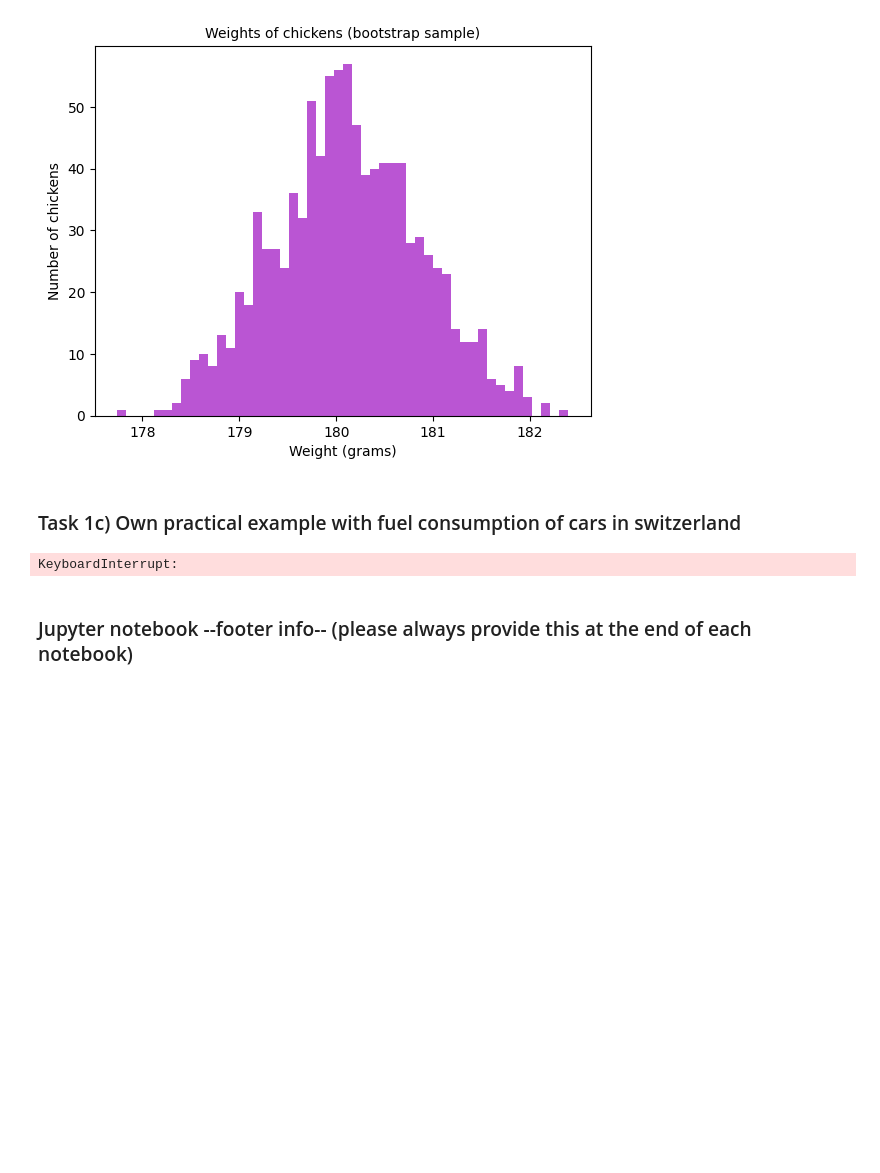
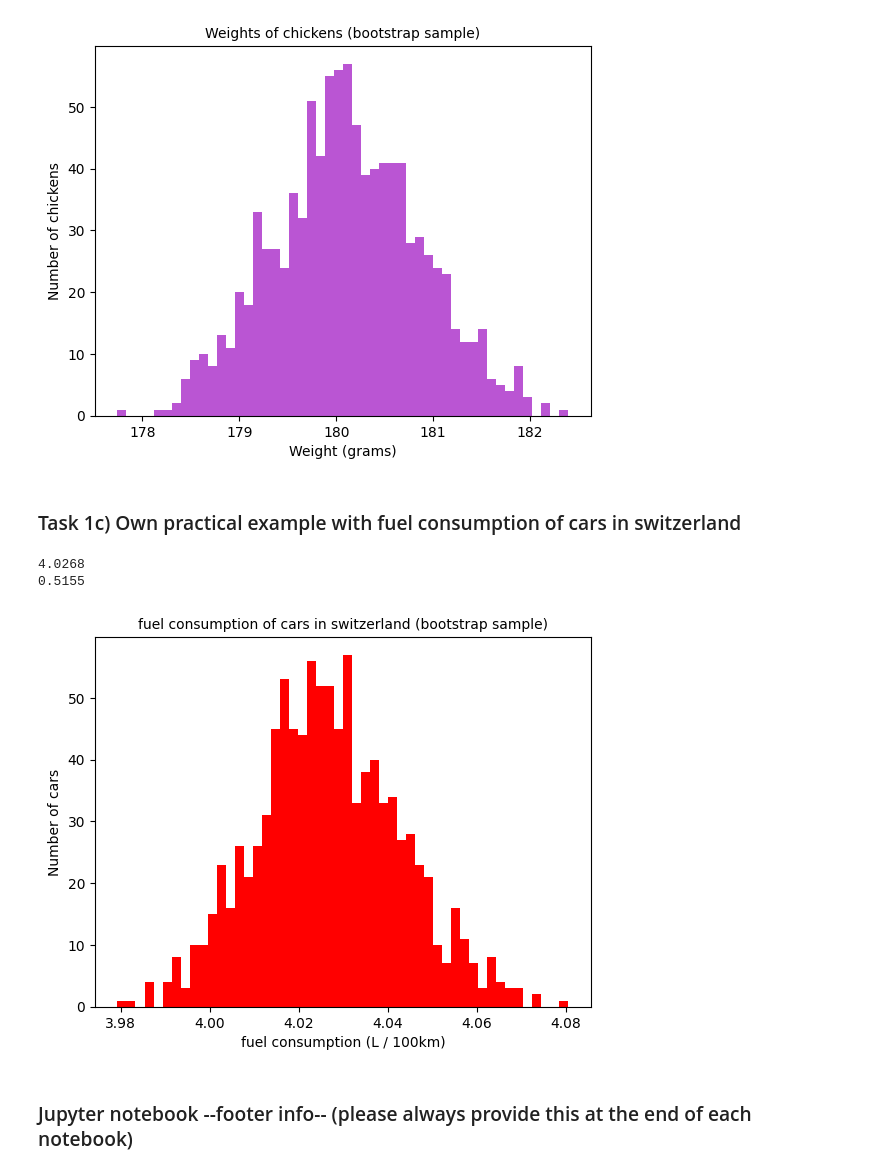
Before and after one commit to Etterpau/applied_research_methods, a Jupyter notebook: Week_06/population_and_samples.ipynb, the cells around one changed output. Drawn from its saved outputs; the diff is of its cells as text; code cells hidden in the pictures; blank space fills up the shorter version.

```diff
--- a/Week_06/population_and_samples.ipynb
+++ b/Week_06/population_and_samples.ipynb
@@ -204,35 +204,37 @@ def bootstrap(p_mean= 6.5, p_std= 1.5, num_iter = 6000000, sample_size = 100):
     random.seed(42)
 
     # Generate (normally distributed) data
     pop = np.random.normal(loc=p_mean, scale=p_std, size=p_n)
 
     # Create empty lists to save results of iterations
     sample_mean = []
     sample_std  = []
 
     # Loop for iterations
     for i in range(num_iter):
         samp = random.sample(pop.tolist(), sample_size)
         avg = np.mean(samp)
         std = np.std(samp)
         sample_mean.append(avg)
         sample_std.append(std)
 
     # Print mean and sd of bootsstapped distribution
     print(f'{np.mean(sample_mean):.4f}')
     print(f'{np.mean(sample_std):.4f}')
 
     # Plot histogram based on the bootstrapped data
     plt.hist(sample_mean, bins = 50, color='red')
     plt.title('fuel consumption of cars in switzerland (bootstrap sample)', fontsize=10)
     plt.xlabel('fuel consumption (L / 100km)')
     plt.ylabel('Number of cars')
     plt.show()
 
 # Function call
-bootstrap(p_mean=180, p_std=25, num_iter = 1000, sample_size = 1000)
+bootstrap(p_mean=4, p_std=0.5, num_iter = 1000, sample_size = 500)
 # %% [output]
-KeyboardInterrupt:
+4.0268
+0.5155
+[figure, added]
 # %% [markdown]
 ### Jupyter notebook --footer info-- (please always provide this at the end of each notebook)
 # %%
```
Also changed, not shown: parts of 2 cells of this notebook, 4 other files.
